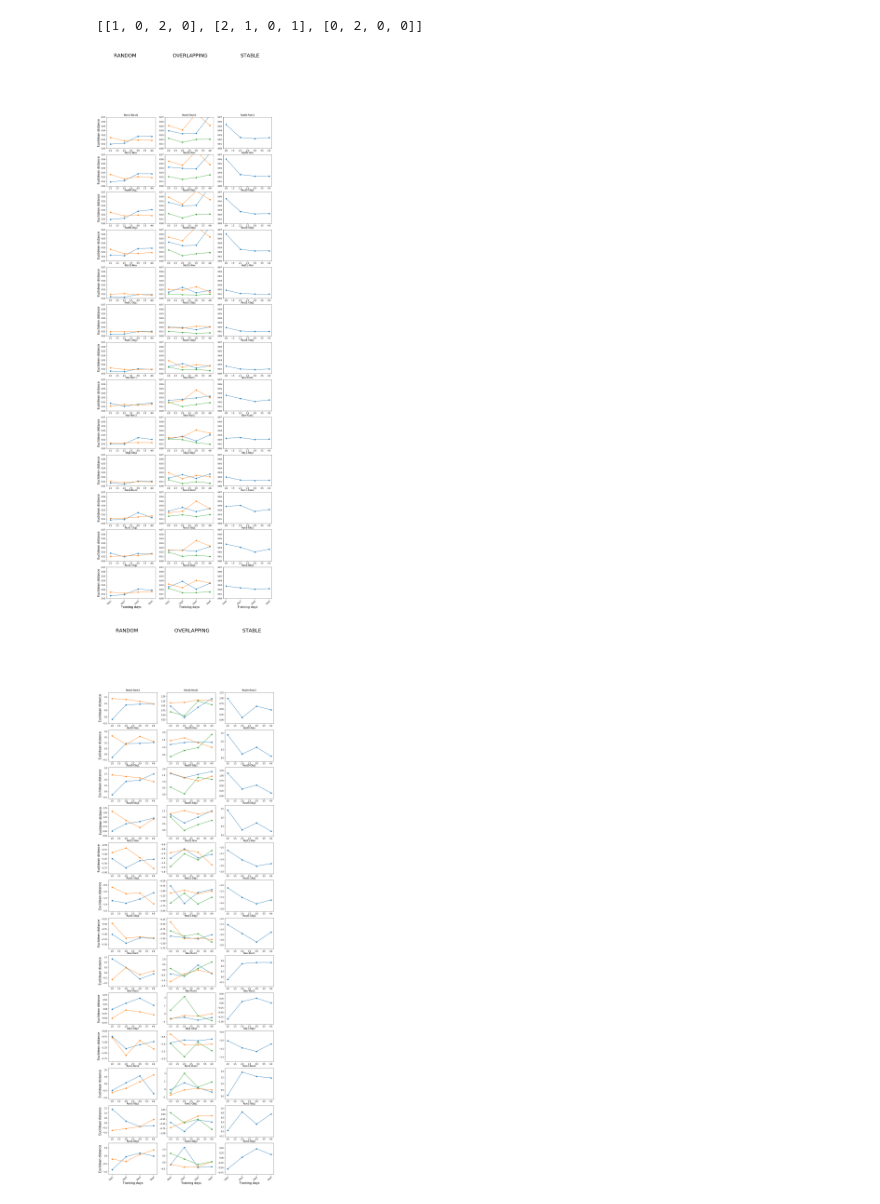
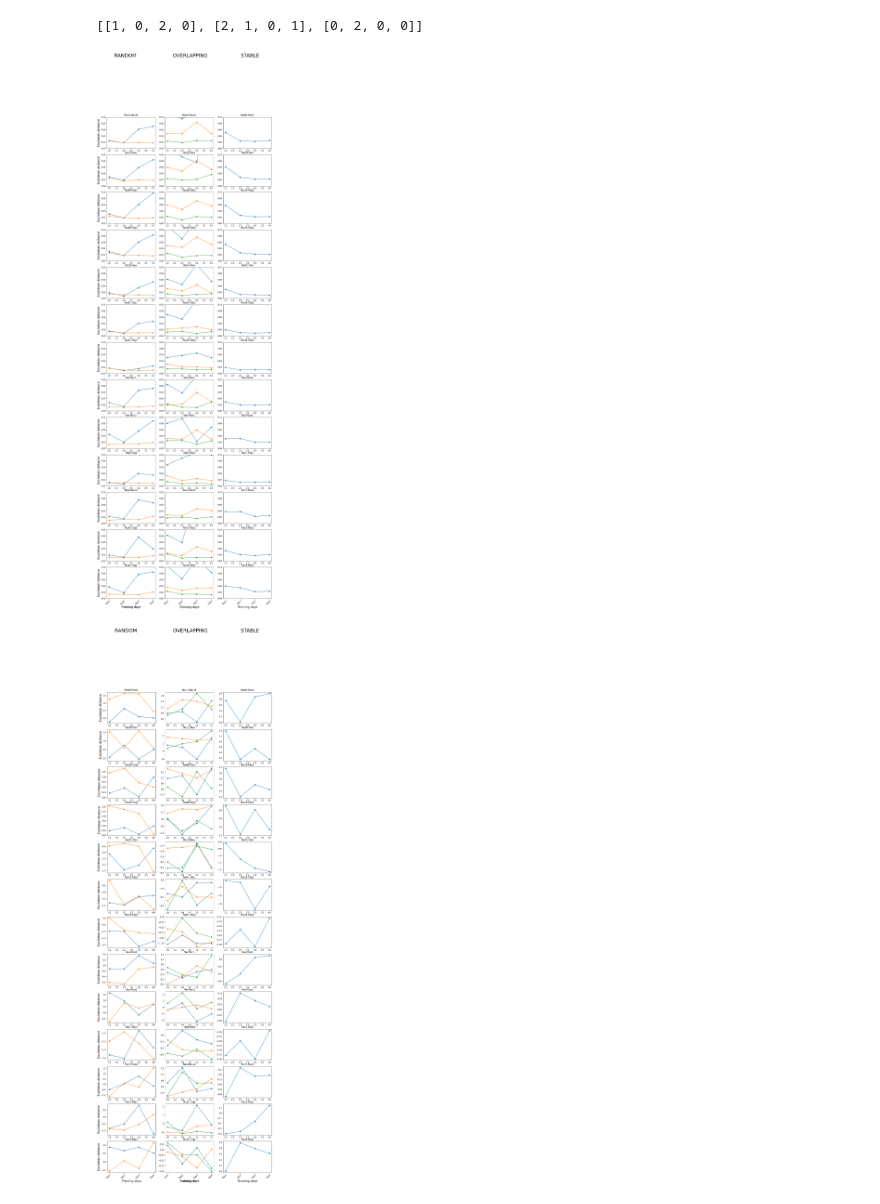
Before and after one commit to melisamc89/neural_analysys, a Jupyter notebook: src/population_vector_distance_all_mice_DLC.ipynb, the cells around one changed output. Cells and saved outputs as stored; diff of their text form; code cells hidden in the pictures.

```diff
--- a/src/population_vector_distance_all_mice_DLC.ipynb
+++ b/src/population_vector_distance_all_mice_DLC.ipynb
@@ -50,7 +50,7 @@ registration_v = 0        ## registration version
 # here we will do analysis with no registration
 # registration_v = 2        ## registration version
 sf = 10                   ## sampling frequency of the original signal
-re_sf= 10                 ## value of resampling
+re_sf= 1                ## value of resampling
 period = int(1 * sf / re_sf)
 period_resting = period *10
 
@@ -313,35 +313,35 @@ for condition in range(3):
             evolution[day][11] = distance_list[condition][mouse][day][3,5]
             evolution[day][12] = distance_list[condition][mouse][day][4,6]
 
 
         for i in range(13):
             axes[i,condition].set_title(labels[i])
             axes[i,condition].scatter([1,2,3,4],evolution[:,i])
             axes[i,condition].plot([1,2,3,4],evolution[:,i])
             #axes[i,j].legend(labels[i*3+j])
             if condition == 0:
                 axes[i,condition].set_ylabel('Euclidean distance', fontsize = 15)
-            axes[i,condition].set_ylim([0, 0.07])
+            axes[i,condition].set_ylim([0, 0.1])
 
         axes[i,condition].set_xlabel('Training days', fontsize = 15)
         x_pos = np.arange(1,5)
         axes[i,condition].set_xticks(x_pos)
         axes[i,condition].set_xticklabels(x_axes)
         plt.setp(axes[i,condition].get_xticklabels(), rotation=45, ha="right",
                 rotation_mode="anchor")
 
 fig.tight_layout()
 fig.set_size_inches(15,45)
 fig.suptitle('RANDOM                       OVERLAPPING                     STABLE' , fontsize = 25)
 #figure_name = figure_path +'distance_evolution_events_all_mice'+\
 #                             '_binsize_'+f'{re_sf}'+'_period_'+ f'{period}'  +'new.png'
 
 figure_name = figure_path +'distance_evolution_events_all_mice'+\
                              '_binsize_'+f'{re_sf}'+'_period_'+ f'{period}'  +'.png'
 
 fig.savefig(figure_name)
 # %% [output]
-[figure, old version]
+[figure, new version]
 # %%
 x_axes = ['Day1', 'Day2', 'Day3', 'Day4']
 fig, axes = plt.subplots(13,3)
@@ -402,4 +402,4 @@ figure_name = figure_path +'distance_evolution_z_score_events_all_mice'+\
 
 fig.savefig(figure_name)
 # %% [output]
-[figure, old version]
+[figure, new version]
```
Also changed, not shown: 4 other files.
